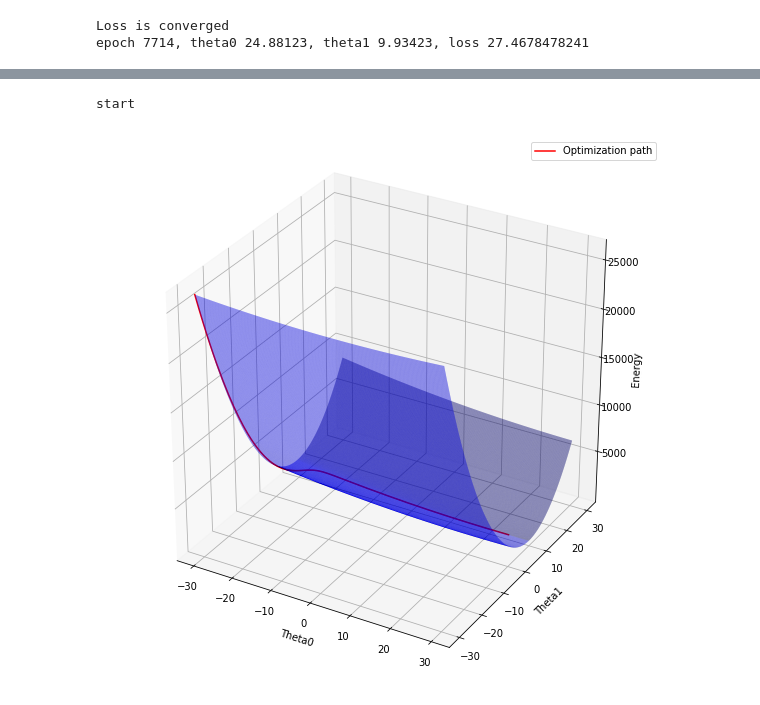
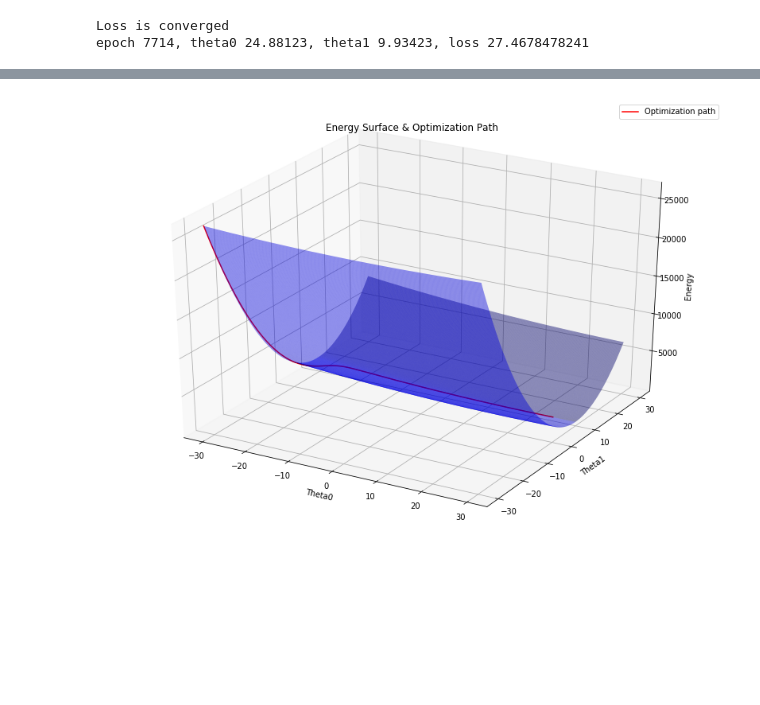
Before and after one commit to jesnk/20_1_ml_class, a Jupyter notebook: assignment/03/03.ipynb, the cells around one changed output, grey strips where cells are left out. Saved outputs shown, nothing was run; the diff lists cells and outputs as text; code cells hidden in the pictures; blank space fills up the shorter version.

```diff
--- a/assignment/03/03.ipynb
+++ b/assignment/03/03.ipynb
@@ -175,19 +185,17 @@ for i,j in enumerate(epoch_log) :
 # %%
 # Plot the gradient descent path on the energy surface
 from mpl_toolkits.mplot3d import Axes3D
-print("start")
 
-fig = plt.figure(figsize=[10,10])
+fig = plt.figure(figsize=[14,10])
 ax = fig.gca(projection='3d')
 ax.plot_surface(TH0,TH1,LOSS,rstride=1,cstride=1,color='b',alpha=0.5)
 
 e_line, = ax.plot(x_e_line,y_e_line,z_e_line,color='red')
 ax.legend([e_line],["Optimization path"])
 ax.set_xlabel('Theta0')
 ax.set_ylabel('Theta1')
 ax.set_zlabel('Energy')
-
+plt.title("Energy Surface & Optimization Path")
 plt.show()
 # %% [output]
-start
-[figure, old version]
+[figure, new version]
```
Also changed, not shown: parts of 5 cells of this notebook, 1 other file.
